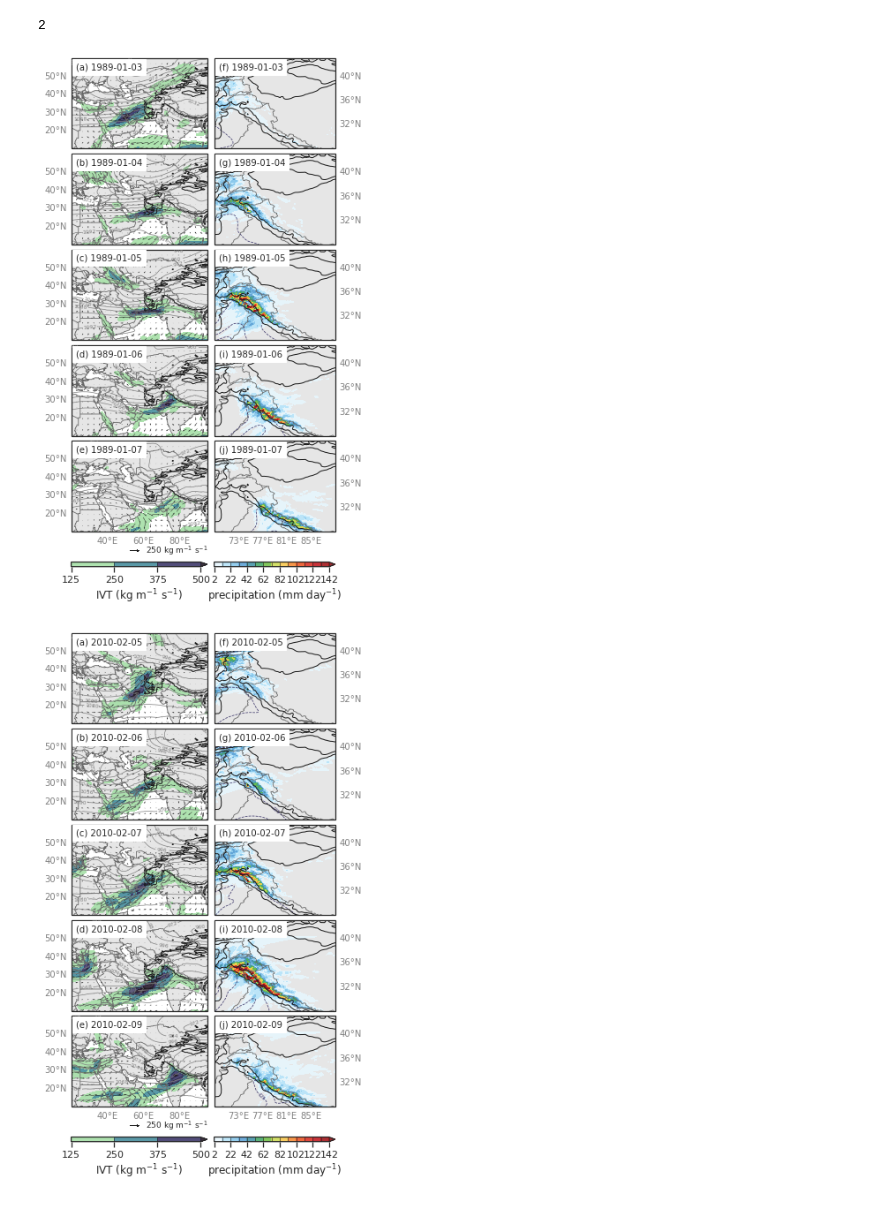
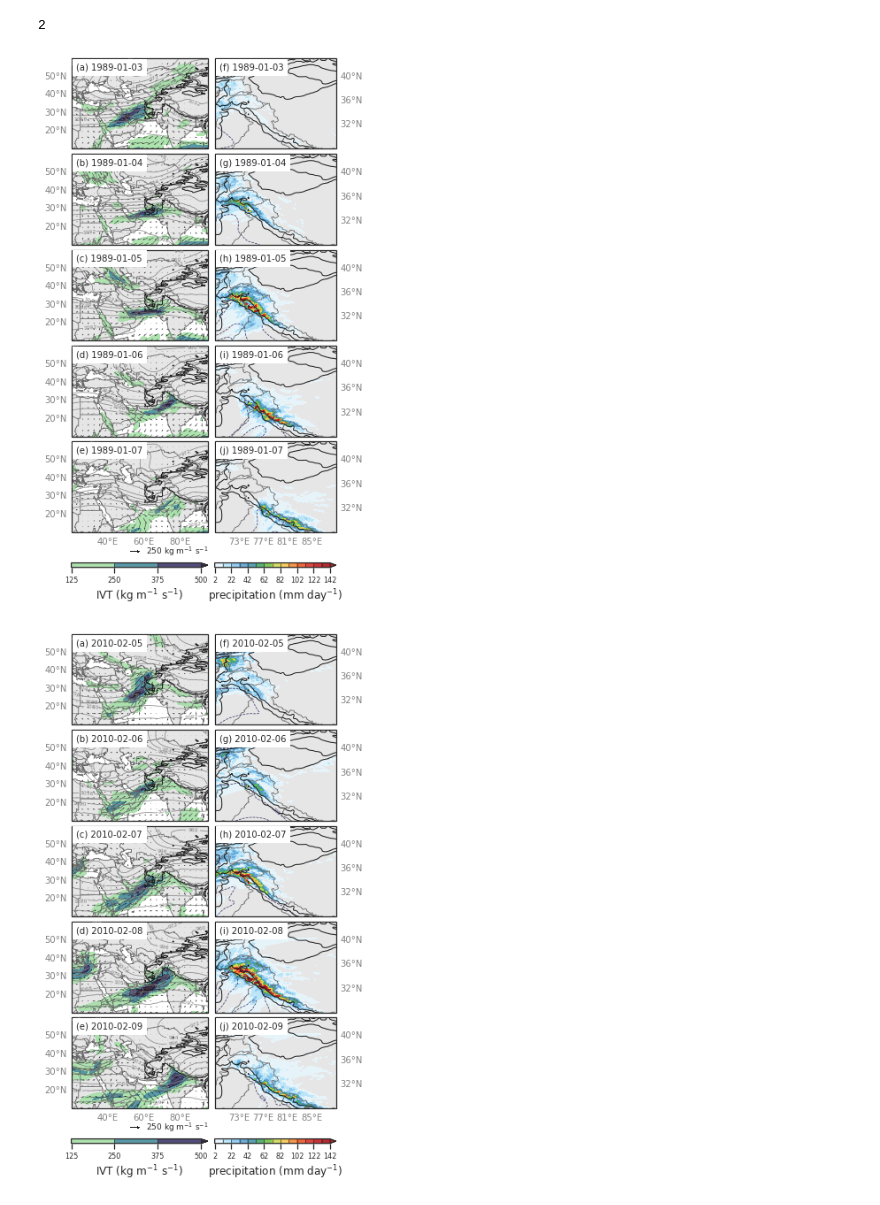
Before and after one commit to dlnash/HMA_AR_freezing_level, a Jupyter notebook: analysis/fig07-08_synoptic_plots_all.ipynb, the cells around one changed output. Saved outputs shown, nothing was run; the diff lists cells and outputs as text; code cells hidden in the pictures.

Commit message:
minor figure formatting changes

```diff
--- a/analysis/fig07-08_synoptic_plots_all.ipynb
+++ b/analysis/fig07-08_synoptic_plots_all.ipynb
@@ -267,6 +267,7 @@ for j, arcase in enumerate(arcase_lst):
 
     # Colorbar (single)
     cb = fig.colorbar(cf, axgr.cbar_axes[0], orientation='horizontal', drawedges=True)
+    cb.ax.tick_params(labelsize=8)
     cb.set_label('IVT (kg m$^{-1}$ s$^{-1}$)')
 
     # quiver key
@@ -306,32 +307,33 @@ for j, arcase in enumerate(arcase_lst):
         kw_clabels = {'fontsize': 5, 'inline': True, 'inline_spacing': 5, 'fmt': '%i',
                       'rightside_up': True, 'use_clabeltext': True}
         cl = ax.contour(data.lon.values, data.lat.values, ivt_sm, ivtclevs, colors='#3f396c', linewidths=0.75,
                         linestyles='dashed', transform=datacrs)
         plt.clabel(cl, **kw_clabels)
 
         # Contour Lines (terrain)
         terclevs=np.array([1000, 3000])
         terlons = ter.XLONG.values
         terlats = ter.XLAT.values
         cster = ax.contour(terlons, terlats, ter.values, terclevs, colors='k', linewidths=1.0,
                         linestyles='solid', transform=datacrs)
 
         # subtitles
         date = data.time[k].values
         t = pd.to_datetime(str(date))
         timestring = t.strftime('%Y-%m-%d')
         ttl = "({0}) ".format(letter_lst2[k]) + timestring
         ax.text(0.037, 0.952, ttl, ha='left', va='top', transform=ax.transAxes, fontsize=10., backgroundcolor='white', zorder=101)
 
     # Colorbar (single)
     cb = fig.colorbar(cf, axgr2.cbar_axes[0], orientation='horizontal', drawedges=True)
+    cb.ax.tick_params(labelsize=8)
     cb.set_label('precipitation (mm day$^{-1}$)')
 
     # Save figure
     plt.savefig(filepath, dpi=300, bbox_inches='tight')
 
     # Show
     plt.show()
 # %% [output]
-[figure, old version]
+[figure, new version]
-[figure, old version]
+[figure, new version]
```
Also changed, not shown: 4 other files.
